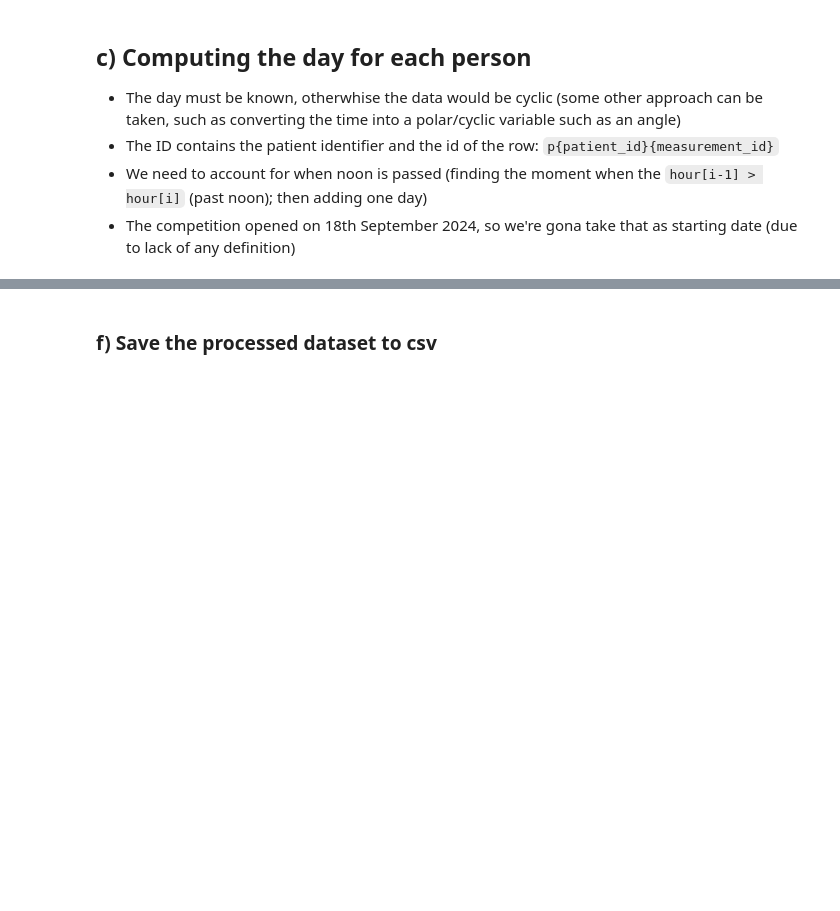
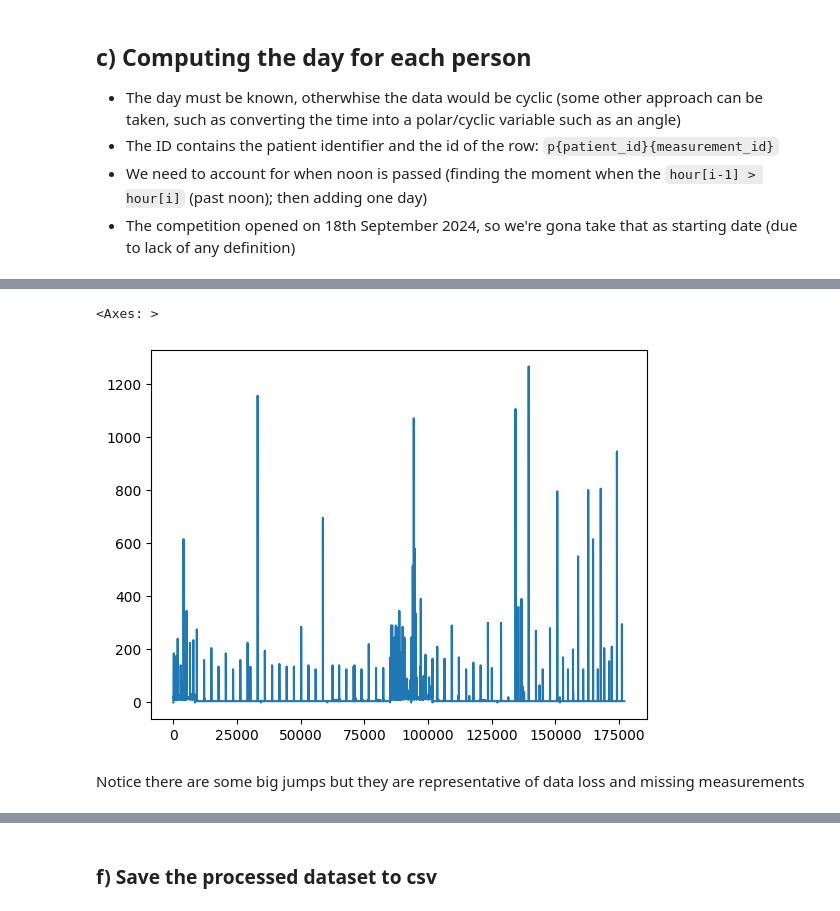
Before and after one commit to mihaiBront/SJK006-BigdataFinalProject_DiabetesGlucosePrediction, a Jupyter notebook: 1_FamiliarizationWithData_And_DataReduction.ipynb, the cells around one changed output, grey strips where cells are left out. Cells and saved outputs as stored; diff of their text form; code cells hidden in the pictures; blank space fills up the shorter version.

```diff
--- a/1_FamiliarizationWithData_And_DataReduction.ipynb
+++ b/1_FamiliarizationWithData_And_DataReduction.ipynb
@@ -308,0 +405,12 @@ df_edited.drop(columns=[col for col in df_edited.columns if 'activity' in col.lo
+# %%
+# grouping by user just not to make errors in the pass from user to user
+df_edited = df_edited.sort_values(['p_num', 'time'])
+df_edited.head(10)
+
+df_edited["time_diff"] = 0
+
+for patient in range(df_edited["p_num"].max() + 1):
+    patient_data = df_edited[df_edited["p_num"] == patient]
+    patient_data["time_diff"] = patient_data["time"].diff().dt.total_seconds()/60
+
+    df_edited[df_edited["p_num"] == patient] = patient_data.fillna(0.0)
@@ -308,0 +462,7 @@ df_edited.drop(columns=[col for col in df_edited.columns if 'activity' in col.lo
+# %%
+df_edited["time_diff"].plot()
+# %% [output]
+<Axes: >
+[figure, added]
+# %% [markdown]
+Notice there are some big jumps but they are representative of data loss and missing measurements
```
Also changed, not shown: parts of 74 cells of this notebook, 7 other files.
